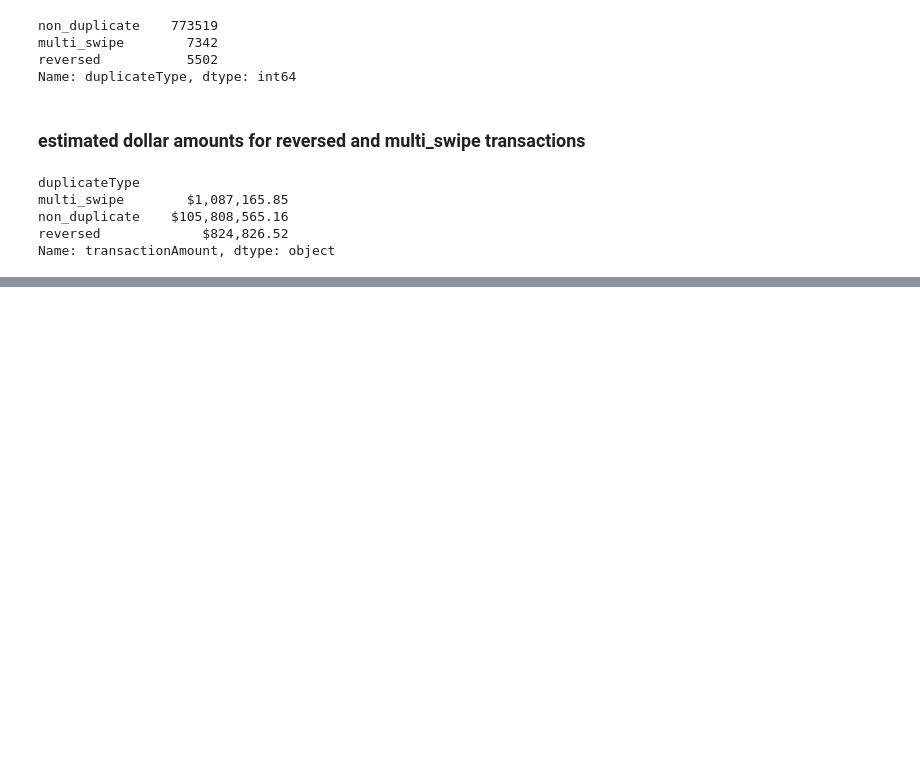
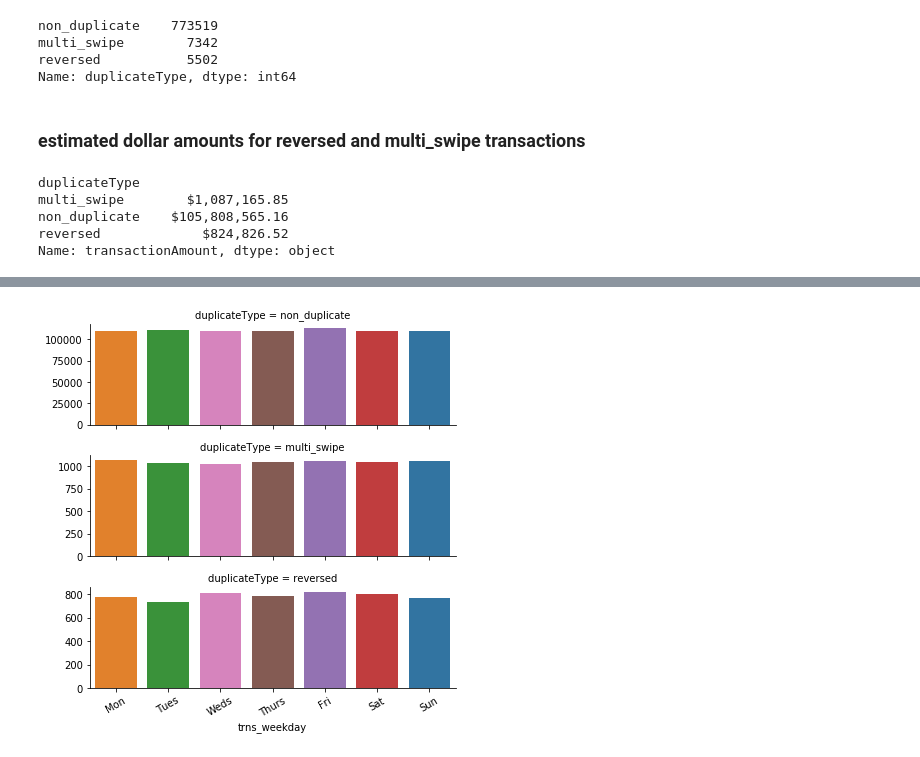
Before and after one commit to shanomax/DS, a Jupyter notebook: CapitalOne_DataScienceChallenge_ShaneCampbell.ipynb, the cells around one changed output, grey strips where cells are left out. Cells and saved outputs as stored; diff of their text form; code cells hidden in the pictures; blank space fills up the shorter version.

```diff
--- a/CapitalOne_DataScienceChallenge_ShaneCampbell.ipynb
+++ b/CapitalOne_DataScienceChallenge_ShaneCampbell.ipynb
@@ -405,0 +444,11 @@ Name: transactionAmount, dtype: object
+# %%
+wkday_dict = {0:'Mon', 1:'Tues', 2:'Weds', 3:'Thurs', 4:'Fri', 5:'Sat', 6:'Sun'}
+trnz3['trns_weekday'] = pd.Categorical(trnz3.transactionDateTime_dt.dt.date.apply(lambda x: x.weekday()).map(wkday_dict),
+                                       categories = ['Mon', 'Tues', 'Weds', 'Thurs', 'Fri', 'Sat', 'Sun'], ordered = True)
+trnz3['trns_hr'] = trnz3.transactionDateTime_dt.dt.hour
+# %%
+dup_day = sns.FacetGrid(data = trnz3, row = 'duplicateType', hue = 'trns_weekday', sharey = False, height = 2, aspect = 3)
+dup_day = dup_day.map(sns.countplot, 'trns_weekday', orient = "v", order = ['Mon', 'Tues', 'Weds', 'Thurs', 'Fri', 'Sat', 'Sun']);
+plt.xticks(rotation = 30);
+# %% [output]
+[figure, added]
```
Also changed, not shown: parts of 48 cells of this notebook.
